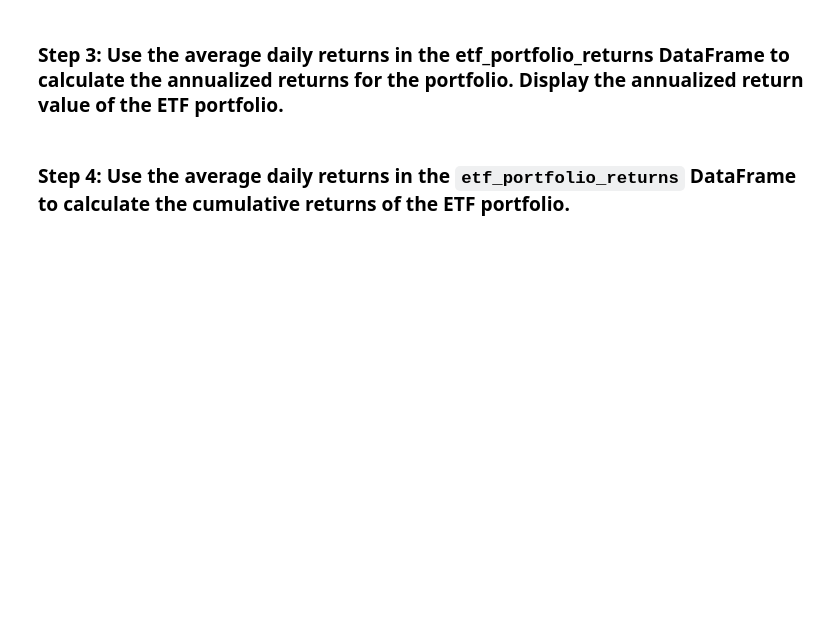
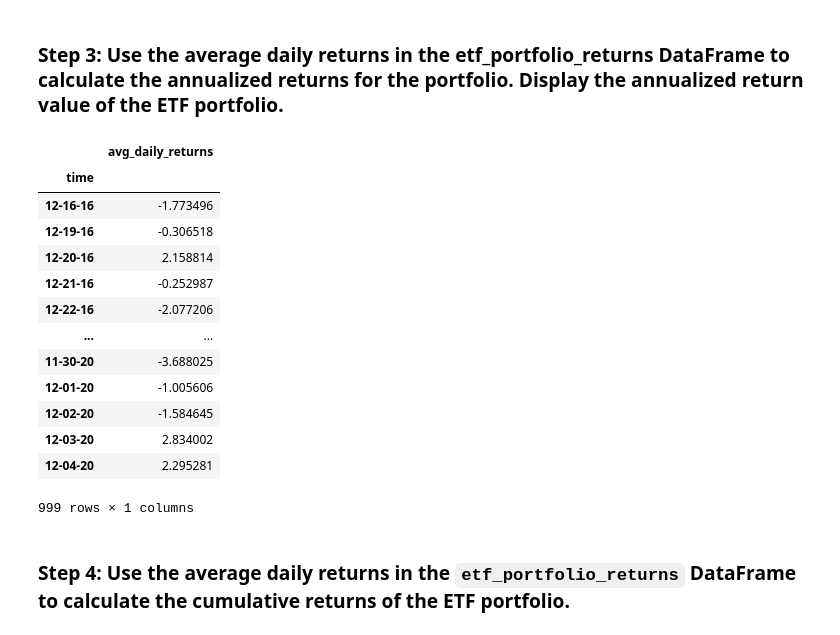
Before and after one commit to msashokkumar/07_etf_passive_investing, a Jupyter notebook: etf_analyzer.ipynb, the cells around one changed output. Saved outputs shown, nothing was run; the diff lists cells and outputs as text; code cells hidden in the pictures; blank space fills up the shorter version.

```diff
--- a/etf_analyzer.ipynb
+++ b/etf_analyzer.ipynb
@@ -412,10 +426,25 @@ etf_portfolio_returns = # YOUR CODE HERE
 # %%
 # Use the average daily returns provided by the etf_portfolio_returns DataFrame
 # to calculate the annualized return for the portfolio.
-annualized_etf_portfolio_returns = # YOUR CODE HERE
+annualized_etf_portfolio_returns = etf_portfolio_returns * 252
 
 # Display the annualized return value of the ETF portfolio.
-# YOUR CODE HERE
+annualized_etf_portfolio_returns
+# %% [output]
+|  | avg_daily_returns |
+| time |  |
+| 12-16-16 | -1.773496 |
+| 12-19-16 | -0.306518 |
+| 12-20-16 | 2.158814 |
+| 12-21-16 | -0.252987 |
+| 12-22-16 | -2.077206 |
+| ... | ... |
+| 11-30-20 | -3.688025 |
+| 12-01-20 | -1.005606 |
+| 12-02-20 | -1.584645 |
+| 12-03-20 | 2.834002 |
+| 12-04-20 | 2.295281 |
+999 rows × 1 columns
 # %% [markdown]
 ### Step 4: Use the average daily returns in the `etf_portfolio_returns` DataFrame to calculate the cumulative returns of the ETF portfolio.
 # %%
```
Also changed, not shown: parts of 4 cells of this notebook.
